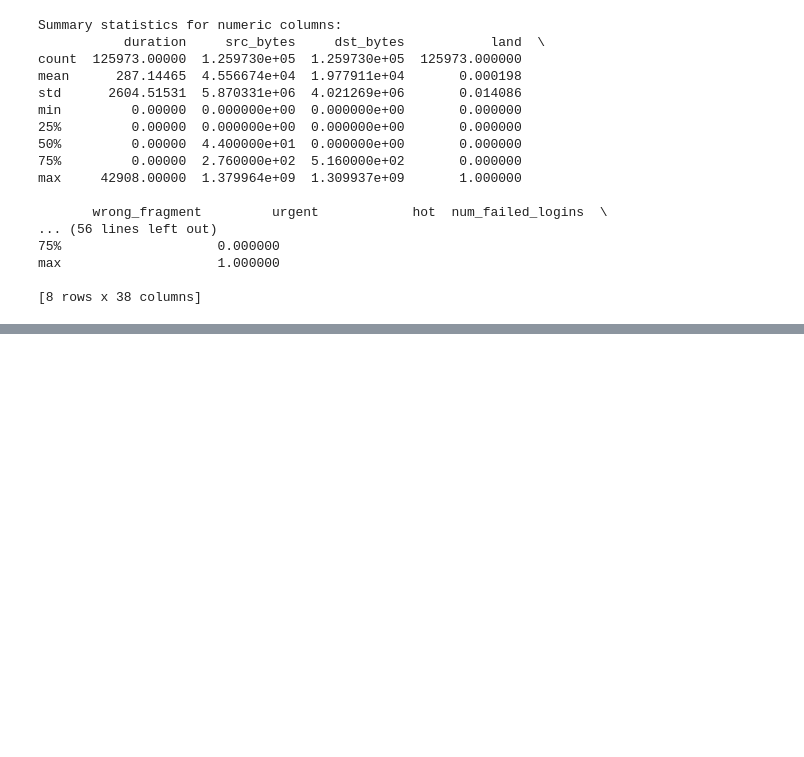
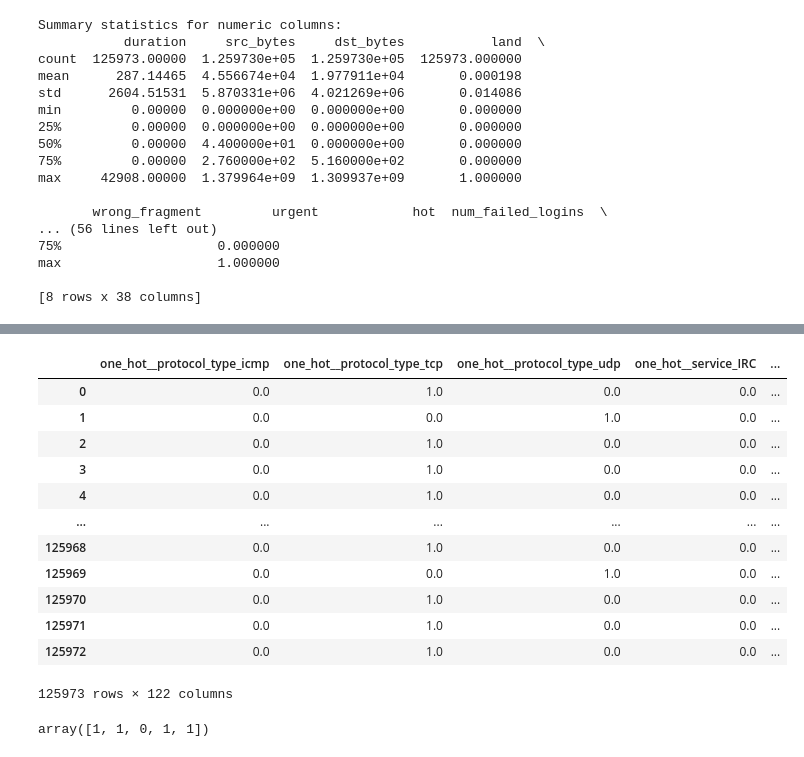
Before and after one commit to Sanjay617/security_ML, a Jupyter notebook: security-ML.ipynb, the cells around one changed output, grey strips where cells are left out. Saved outputs shown, nothing was run; the diff lists cells and outputs as text; code cells hidden in the pictures; blank space fills up the shorter version.

```diff
--- a/security-ML.ipynb
+++ b/security-ML.ipynb
@@ -250,7 +196,7 @@ class DataDescriptor:
 # %%
-df_train_column = processData("/KDDTrain+.arff")
-descriptor = DataDescriptor(df_train_column)
-df_train_column
+df_train = processData("/KDDTrain+.arff")
+descriptor = DataDescriptor(df_train)
+df_train
 # %% [output]
 |  | duration | protocol_type | service | flag | src_bytes | dst_bytes | land | wrong_fragment | urgent | ... |
 | 0 | 0 | tcp | ftp_data | SF | 491 | 0 | 0 | 0 | 0 | ... |
@@ -401,0 +306,3 @@ df_train_column
+# %%
+X_train = df_train.drop("class", axis=1)
+X_train.head()
@@ -401,0 +479,36 @@ df_train_column
+# %%
+# Convert categories to numbers.
+from sklearn.preprocessing import OneHotEncoder
+from sklearn.compose import ColumnTransformer
+
+categoricalFeatures = ["protocol_type", "service", "flag"]
+oneHot = OneHotEncoder()
+transformer = ColumnTransformer([("one_hot", oneHot, categoricalFeatures)], remainder="passthrough")
+
+transformed_X_Train = transformer.fit_transform(X_train)
+feature_names = transformer.get_feature_names_out()
+visualize_transformed_X_train = pd.DataFrame(transformed_X_Train, columns=feature_names)
+visualize_transformed_X_train
+# %% [output]
+|  | one_hot__protocol_type_icmp | one_hot__protocol_type_tcp | one_hot__protocol_type_udp | one_hot__service_IRC | ... |
+| 0 | 0.0 | 1.0 | 0.0 | 0.0 | ... |
+| 1 | 0.0 | 0.0 | 1.0 | 0.0 | ... |
+| 2 | 0.0 | 1.0 | 0.0 | 0.0 | ... |
+| 3 | 0.0 | 1.0 | 0.0 | 0.0 | ... |
+| 4 | 0.0 | 1.0 | 0.0 | 0.0 | ... |
+| ... | ... | ... | ... | ... | ... |
+| 125968 | 0.0 | 1.0 | 0.0 | 0.0 | ... |
+| 125969 | 0.0 | 0.0 | 1.0 | 0.0 | ... |
+| 125970 | 0.0 | 1.0 | 0.0 | 0.0 | ... |
+| 125971 | 0.0 | 1.0 | 0.0 | 0.0 | ... |
+| 125972 | 0.0 | 1.0 | 0.0 | 0.0 | ... |
+125973 rows × 122 columns
+# %%
+# Processing y_train
+from sklearn.preprocessing import LabelEncoder
+
+le = LabelEncoder()
+transformed_y_Train = le.fit_transform(y_train)
+transformed_y_Train[:5]
+# %% [output]
+array([1, 1, 0, 1, 1])
```
Also changed, not shown: parts of 37 cells of this notebook.
